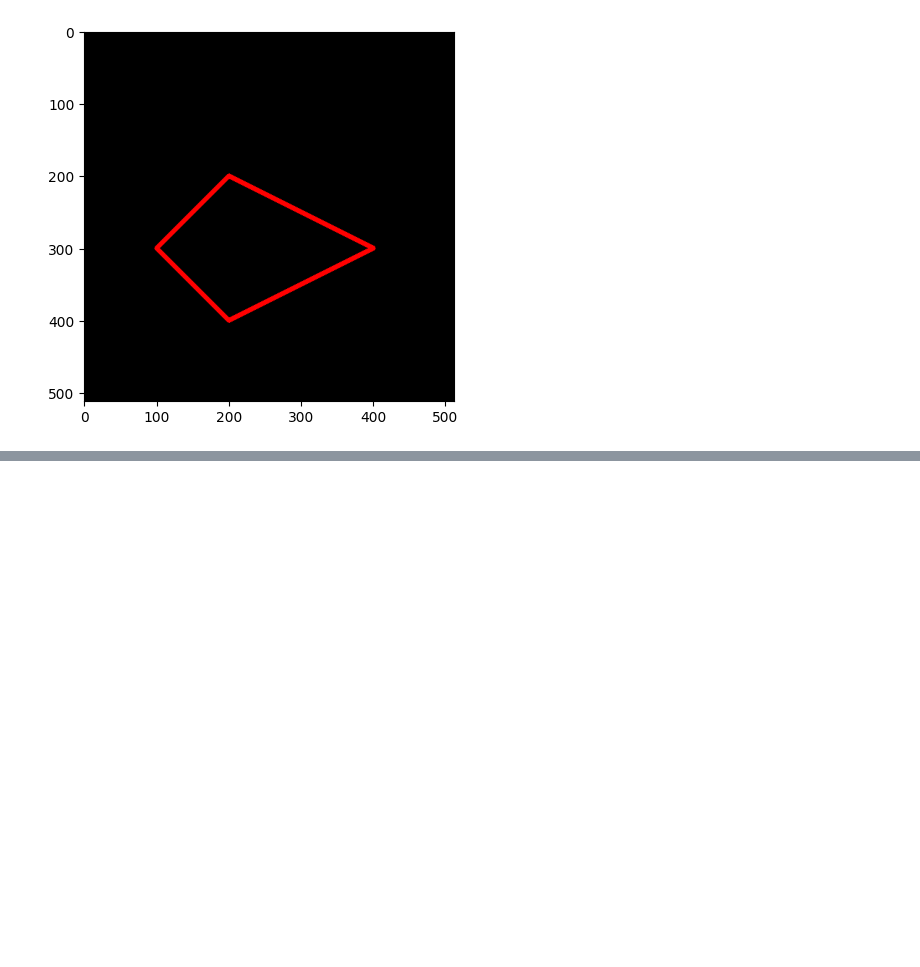
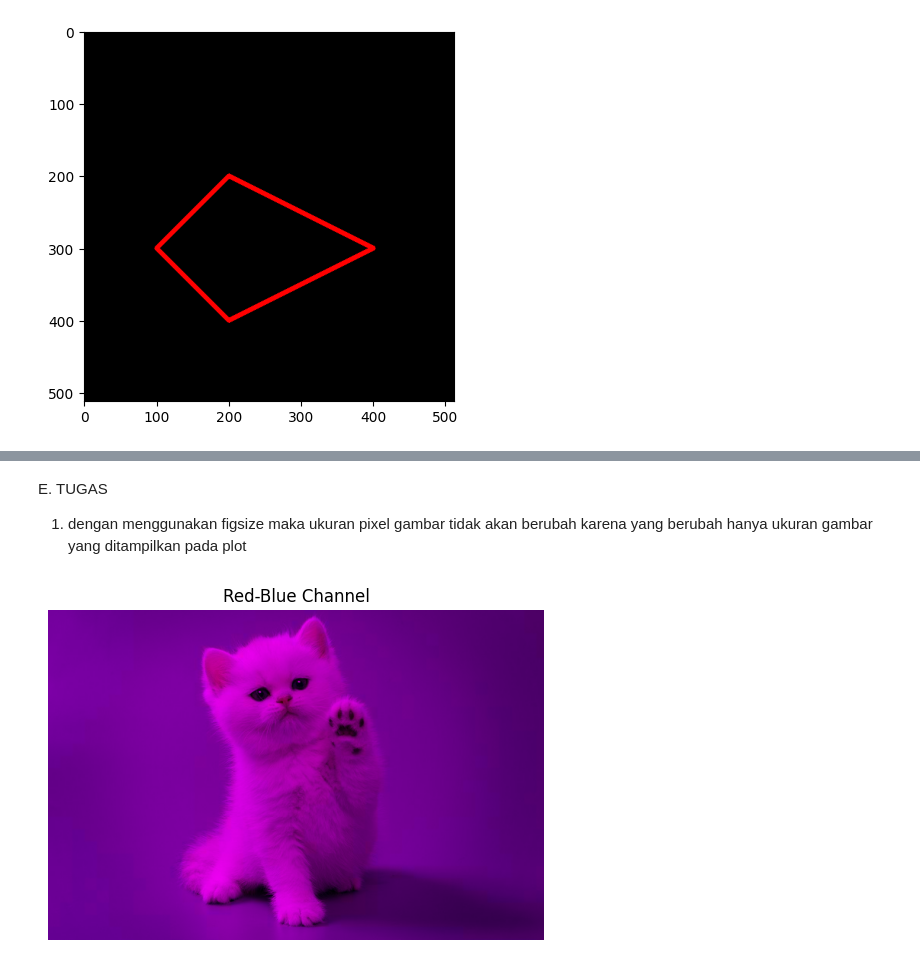
Before and after one commit to alfinasalsaa/PCVK, a Jupyter notebook: week2.ipynb, the cells around one changed output, grey strips where cells are left out. Drawn from its saved outputs; the diff is of its cells as text; code cells hidden in the pictures; blank space fills up the shorter version.

```diff
--- a/week2.ipynb
+++ b/week2.ipynb
@@ -131,0 +145,23 @@ plt.imshow(black_img2)
+# %% [markdown]
+E. TUGAS
+1. dengan menggunakan figsize maka ukuran pixel gambar tidak akan berubah karena yang berubah hanya ukuran gambar yang ditampilkan pada plot
+# %%
+# TUGAS NO. 2 RED-BLUE
+
+import cv2 as cv
+import matplotlib.pyplot as plt
+
+# Membaca gambar dalam warna asli
+img = cv.imread('/content/drive/MyDrive/PCVK/Images/kitten2.jpg')
+
+# Membuat citra baru hanya dengan saluran Red-Blue
+red_blue = img.copy()
+red_blue[:, :, 1] = 0  # Set saluran hijau menjadi 0 (hanya tinggalkan saluran merah dan biru)
+
+# Menampilkan citra dalam saluran Red-Blue
+plt.imshow(cv.cvtColor(red_blue, cv.COLOR_BGR2RGB))
+plt.axis('off')
+plt.title('Red-Blue Channel')
+plt.show()
+# %% [output]
+[figure, added]
```
Also changed, not shown: parts of 13 cells of this notebook.
